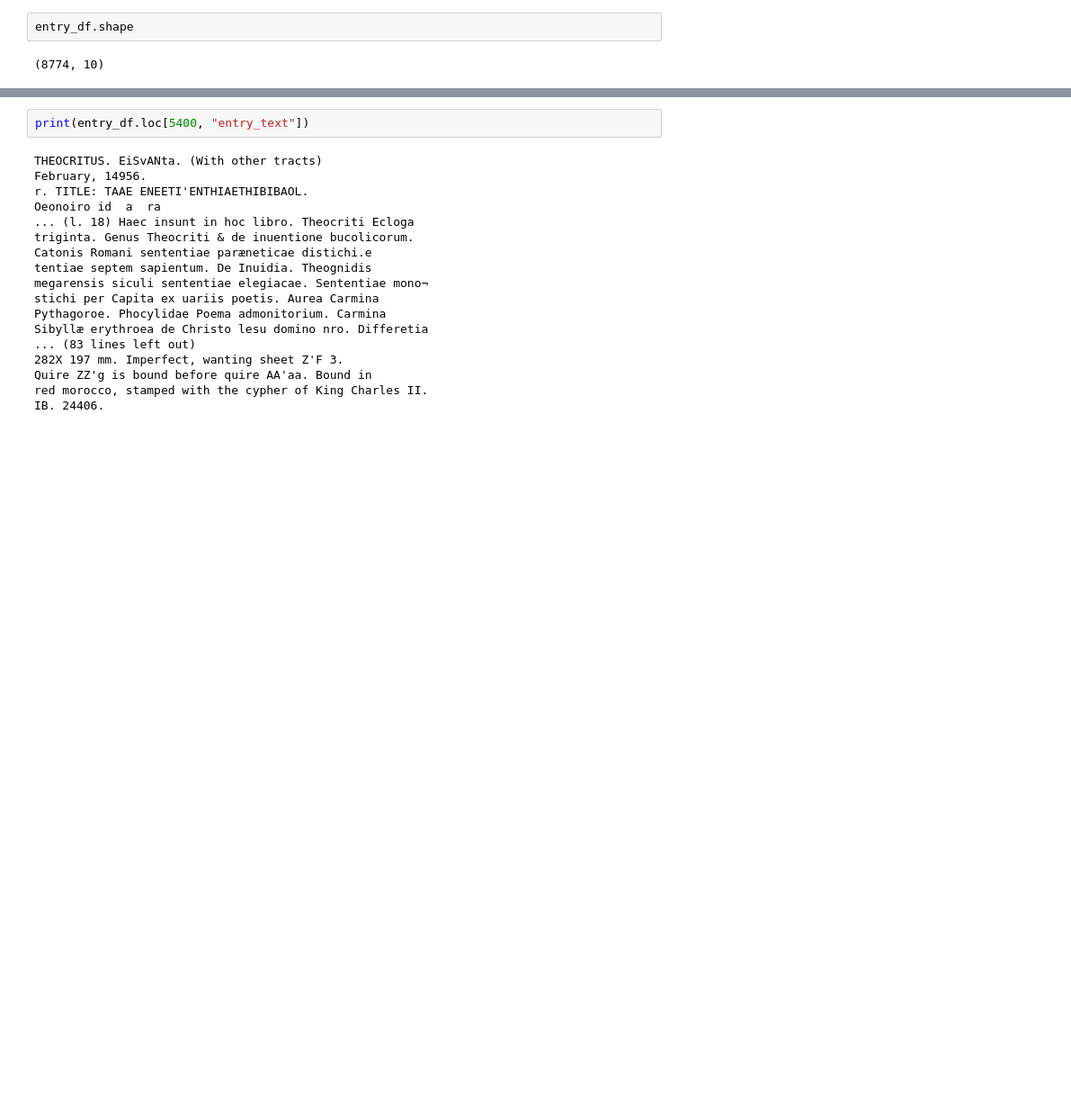
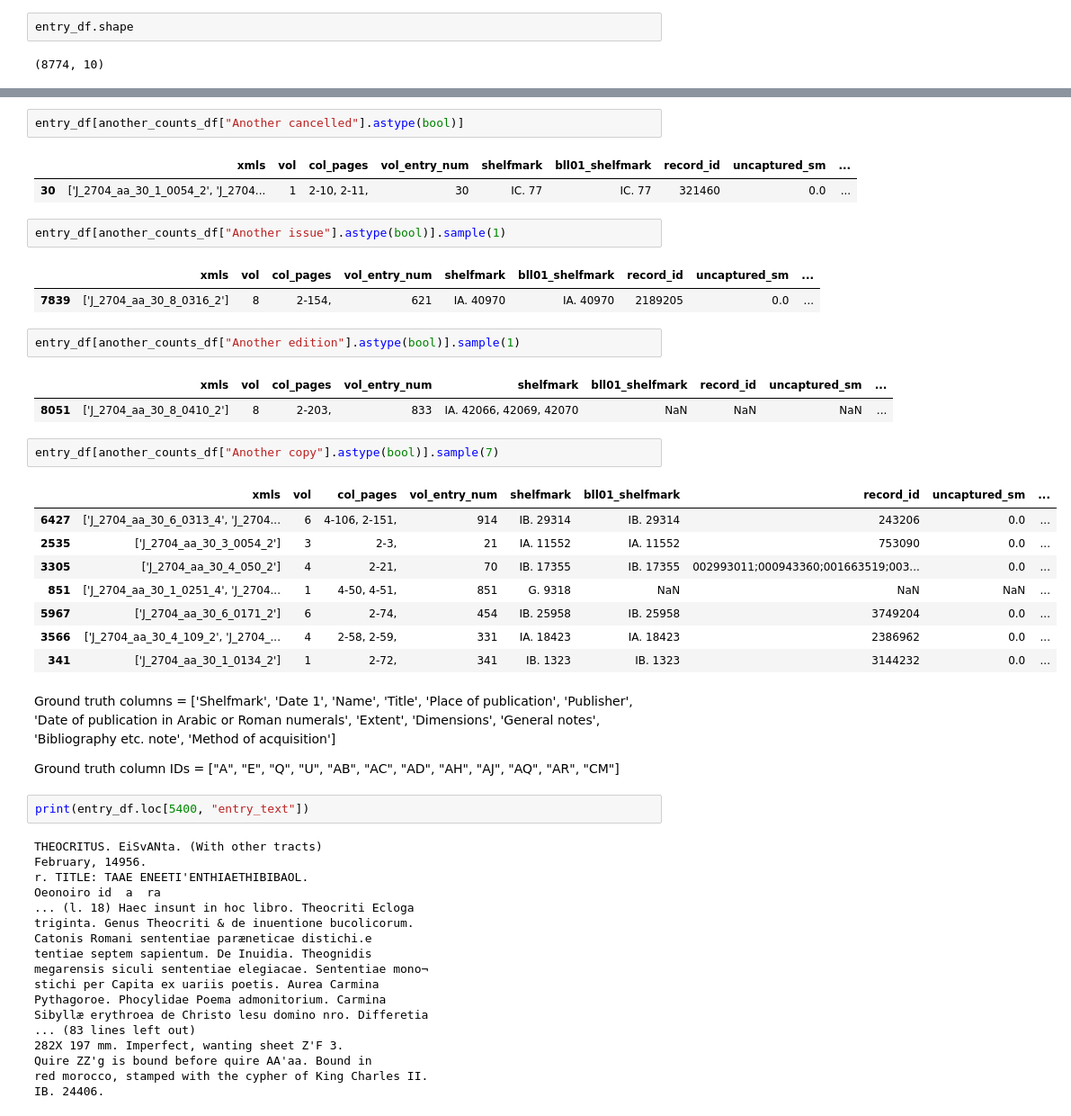
Before and after one commit to harrylloyd-bl/another-copy, a Jupyter notebook: notebooks/another_copy.ipynb, the cells around one changed output, grey strips where cells are left out. Shown: that part at 90% size. Cells and saved outputs as stored; diff of their text form; blank space fills up the shorter version.

```diff
--- a/notebooks/another_copy.ipynb
+++ b/notebooks/another_copy.ipynb
@@ -18,3 +107,36 @@ entry_df["match"] = entry_df["entry_text"].apply(lambda x: copy_re.search(x))
+# %%
+entry_df[another_counts_df["Another cancelled"].astype(bool)]
+# %% [output]
+|  | xmls | vol | col_pages | vol_entry_num | shelfmark | bll01_shelfmark | record_id | uncaptured_sm | ... |
+| 30 | ['J_2704_aa_30_1_0054_2', 'J_2704... | 1 | 2-10, 2-11, | 30 | IC. 77 | IC. 77 | 321460 | 0.0 | ... |
+# %%
+entry_df[another_counts_df["Another issue"].astype(bool)].sample(1)
+# %% [output]
+|  | xmls | vol | col_pages | vol_entry_num | shelfmark | bll01_shelfmark | record_id | uncaptured_sm | ... |
+| 7839 | ['J_2704_aa_30_8_0316_2'] | 8 | 2-154, | 621 | IA. 40970 | IA. 40970 | 2189205 | 0.0 | ... |
+# %%
+entry_df[another_counts_df["Another edition"].astype(bool)].sample(1)
+# %% [output]
+|  | xmls | vol | col_pages | vol_entry_num | shelfmark | bll01_shelfmark | record_id | uncaptured_sm | ... |
+| 8051 | ['J_2704_aa_30_8_0410_2'] | 8 | 2-203, | 833 | IA. 42066, 42069, 42070 | NaN | NaN | NaN | ... |
+# %%
+entry_df[another_counts_df["Another copy"].astype(bool)].sample(7)
+# %% [output]
+|  | xmls | vol | col_pages | vol_entry_num | shelfmark | bll01_shelfmark | record_id | uncaptured_sm | ... |
+| 6427 | ['J_2704_aa_30_6_0313_4', 'J_2704... | 6 | 4-106, 2-151, | 914 | IB. 29314 | IB. 29314 | 243206 | 0.0 | ... |
+| 2535 | ['J_2704_aa_30_3_0054_2'] | 3 | 2-3, | 21 | IA. 11552 | IA. 11552 | 753090 | 0.0 | ... |
+| 3305 | ['J_2704_aa_30_4_050_2'] | 4 | 2-21, | 70 | IB. 17355 | IB. 17355 | 002993011;000943360;001663519;003... | 0.0 | ... |
+| 851 | ['J_2704_aa_30_1_0251_4', 'J_2704... | 1 | 4-50, 4-51, | 851 | G. 9318 | NaN | NaN | NaN | ... |
+| 5967 | ['J_2704_aa_30_6_0171_2'] | 6 | 2-74, | 454 | IB. 25958 | IB. 25958 | 3749204 | 0.0 | ... |
+| 3566 | ['J_2704_aa_30_4_109_2', 'J_2704_... | 4 | 2-58, 2-59, | 331 | IA. 18423 | IA. 18423 | 2386962 | 0.0 | ... |
+| 341 | ['J_2704_aa_30_1_0134_2'] | 1 | 2-72, | 341 | IB. 1323 | IB. 1323 | 3144232 | 0.0 | ... |
+# %% [markdown]
+Ground truth columns = ['Shelfmark', 'Date 1', 'Name', 'Title', 'Place of publication',
+       'Publisher', 'Date of publication in Arabic or Roman numerals',
+       'Extent', 'Dimensions', 'General notes', 'Bibliography etc. note',
+       'Method of acquisition']
+
+Ground truth column IDs = ["A", "E", "Q", "U", "AB", "AC", "AD", "AH", "AJ", "AQ", "AR", "CM"]
 # %%
 print(entry_df.loc[5400, "entry_text"])
 # %% [output]
```
Also changed, not shown: parts of 9 cells of this notebook.
